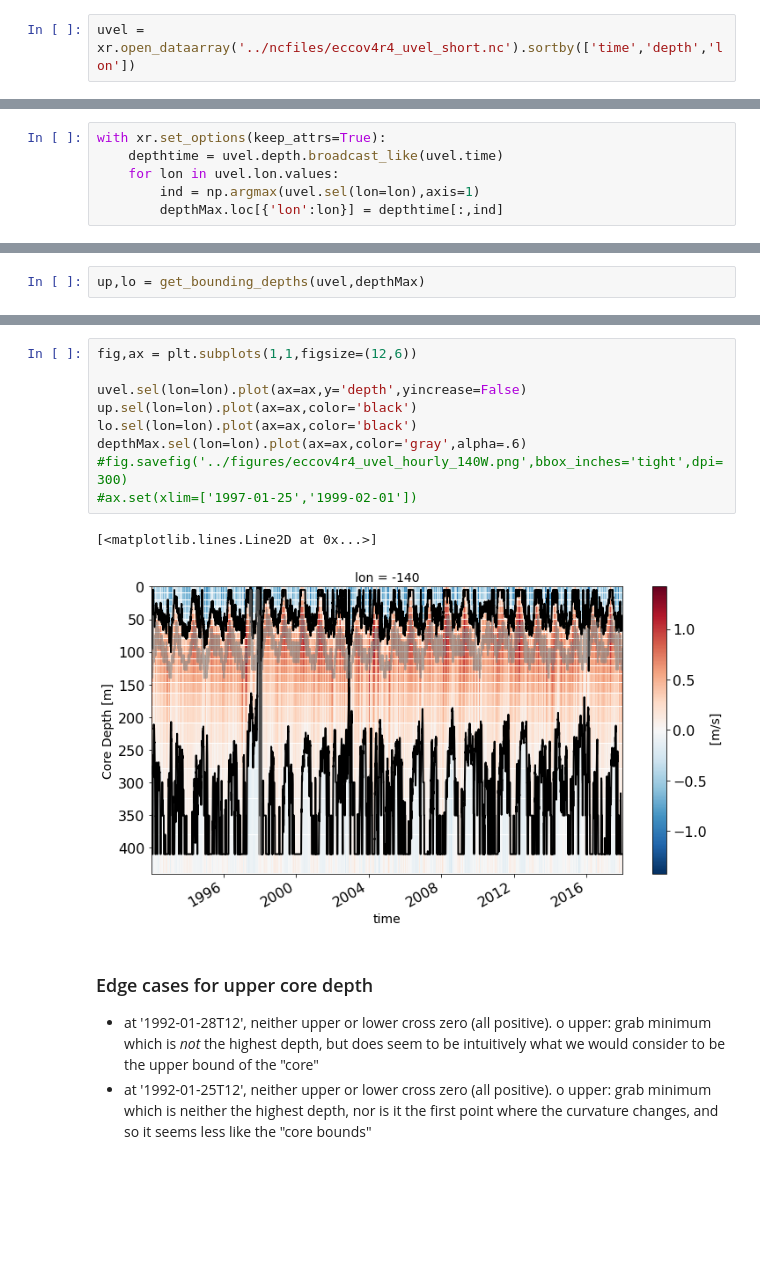
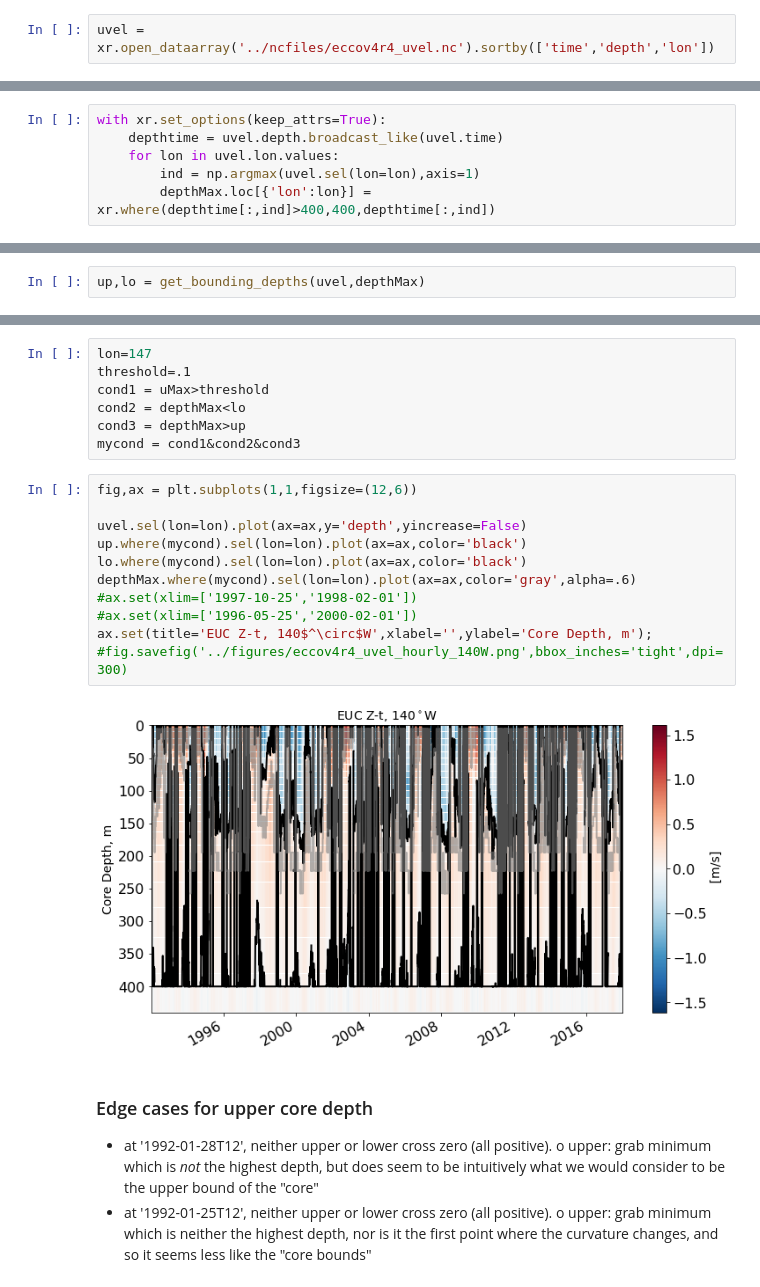
Before and after one commit to timothyas/eccov4-euc, a Jupyter notebook: notebooks/calc_ecco_etpw_corespeed.ipynb, the cells around one changed output, grey strips where cells are left out. Cells and saved outputs as stored; diff of their text form; blank space fills up the shorter version.

```diff
--- a/notebooks/calc_ecco_etpw_corespeed.ipynb
+++ b/notebooks/calc_ecco_etpw_corespeed.ipynb
@@ -6,7 +6,7 @@ import matplotlib.pyplot as plt
 import xarray as xr
 import pych
 # %%
-uvel = xr.open_dataarray('../ncfiles/eccov4r4_uvel_short.nc').sortby(['time','depth','lon'])
+uvel = xr.open_dataarray('../ncfiles/eccov4r4_uvel.nc').sortby(['time','depth','lon'])
 # %% [markdown]
 ## 1. Core speed = max velocity over depth
 # %%
@@ -26,4 +33,4 @@ with xr.set_options(keep_attrs=True):
     depthtime = uvel.depth.broadcast_like(uvel.time)
     for lon in uvel.lon.values:
         ind = np.argmax(uvel.sel(lon=lon),axis=1)
-        depthMax.loc[{'lon':lon}] = depthtime[:,ind]
+        depthMax.loc[{'lon':lon}] = xr.where(depthtime[:,ind]>400,400,depthtime[:,ind])
@@ -77,15 +97,23 @@ up,lo = get_bounding_depths(uvel,depthMax)
+# %%
+lon=147
+threshold=.1
+cond1 = uMax>threshold
+cond2 = depthMax<lo
+cond3 = depthMax>up
+mycond = cond1&cond2&cond3
 # %%
 fig,ax = plt.subplots(1,1,figsize=(12,6))
 
 uvel.sel(lon=lon).plot(ax=ax,y='depth',yincrease=False)
-up.sel(lon=lon).plot(ax=ax,color='black')
-lo.sel(lon=lon).plot(ax=ax,color='black')
-depthMax.sel(lon=lon).plot(ax=ax,color='gray',alpha=.6)
+up.where(mycond).sel(lon=lon).plot(ax=ax,color='black')
+lo.where(mycond).sel(lon=lon).plot(ax=ax,color='black')
+depthMax.where(mycond).sel(lon=lon).plot(ax=ax,color='gray',alpha=.6)
+#ax.set(xlim=['1997-10-25','1998-02-01'])
+#ax.set(xlim=['1996-05-25','2000-02-01'])
+ax.set(title='EUC Z-t, 140$^\circ$W',xlabel='',ylabel='Core Depth, m');
 #fig.savefig('../figures/eccov4r4_uvel_hourly_140W.png',bbox_inches='tight',dpi=300)
-#ax.set(xlim=['1997-01-25','1999-02-01'])
 # %% [output]
-[<matplotlib.lines.Line2D at 0x...>]
-[figure, old version]
+[figure, new version]
 # %% [markdown]
 ### Edge cases for upper core depth
 - at '1992-01-28T12', neither upper or lower cross zero (all positive).
```
Also changed, not shown: parts of 10 cells of this notebook, 1 other file.
